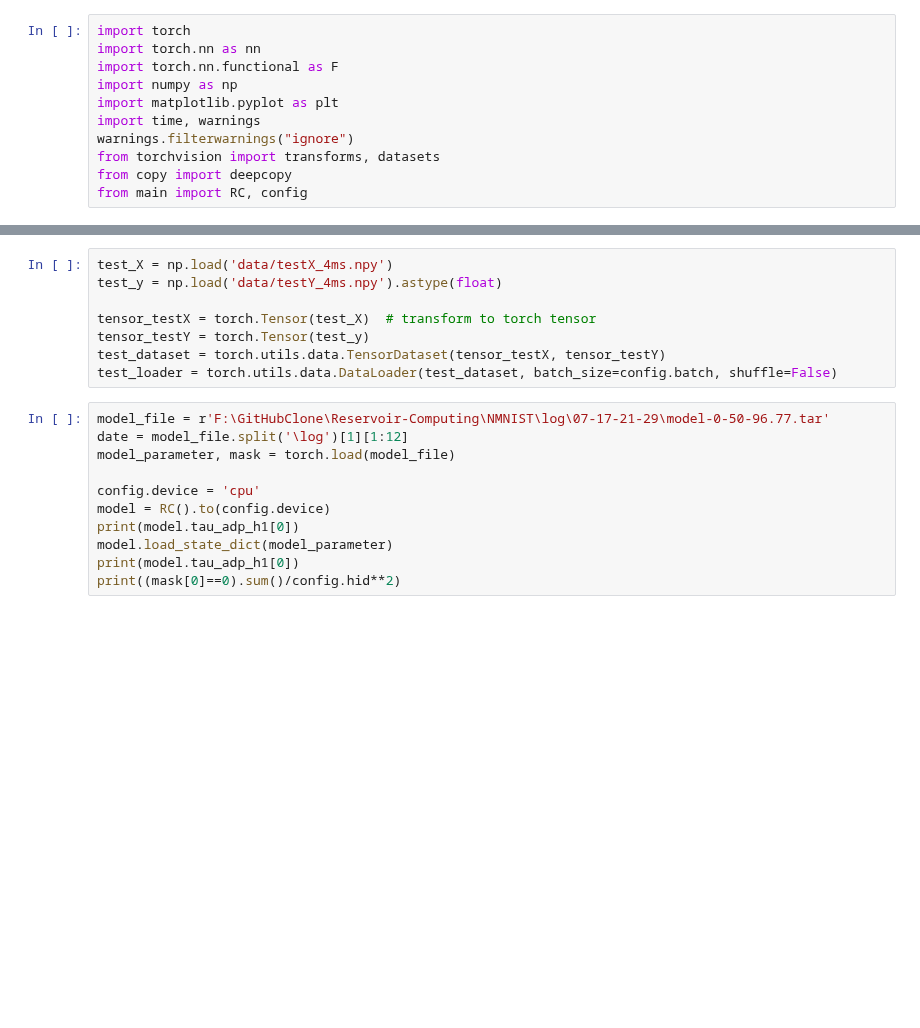
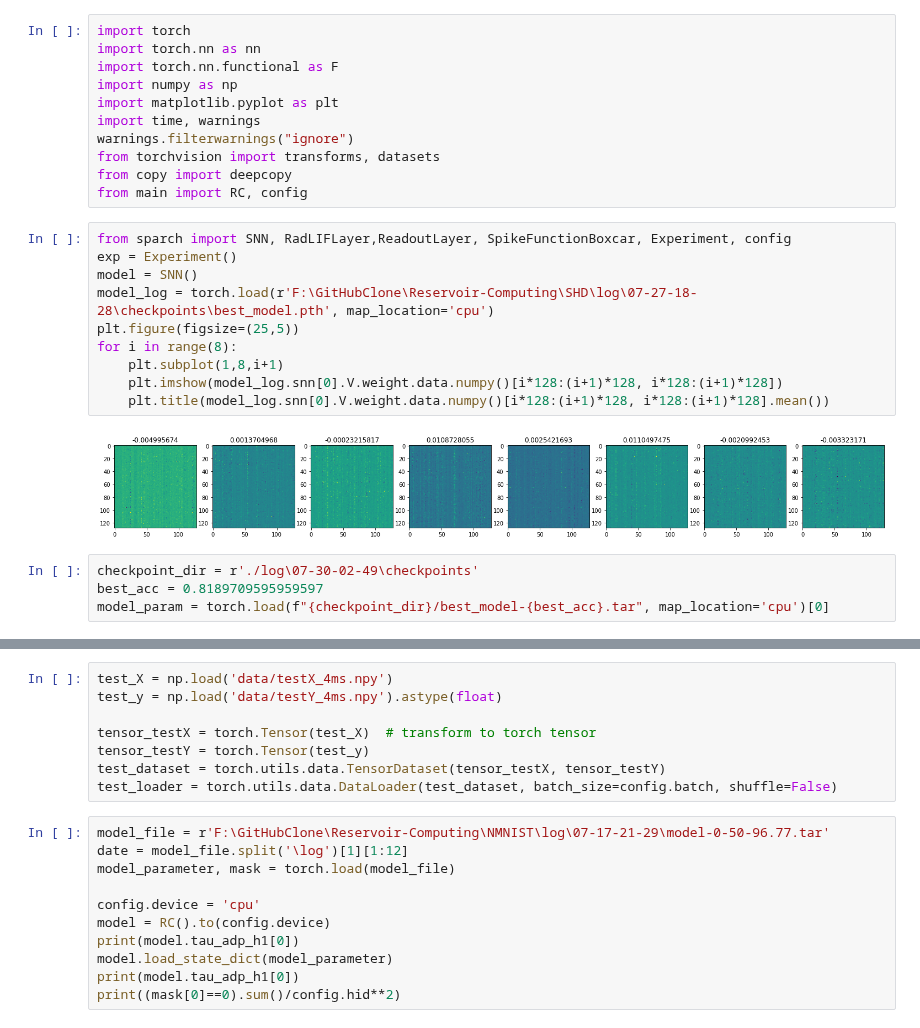
Before and after one commit to HuangHaoyu1997/Reservoir-Computing, a Jupyter notebook: SHD/inference.ipynb, the cells around one changed output, grey strips where cells are left out. Drawn from its saved outputs; the diff is of its cells as text; blank space fills up the shorter version.

```diff
--- a/SHD/inference.ipynb
+++ b/SHD/inference.ipynb
@@ -9,3 +9,19 @@ warnings.filterwarnings("ignore")
 from torchvision import transforms, datasets
 from copy import deepcopy
 from main import RC, config
+# %%
+from sparch import SNN, RadLIFLayer,ReadoutLayer, SpikeFunctionBoxcar, Experiment, config
+exp = Experiment()
+model = SNN()
+model_log = torch.load(r'F:\GitHubClone\Reservoir-Computing\SHD\log\07-27-18-28\checkpoints\best_model.pth', map_location='cpu')
+plt.figure(figsize=(25,5))
+for i in range(8):
+    plt.subplot(1,8,i+1)
+    plt.imshow(model_log.snn[0].V.weight.data.numpy()[i*128:(i+1)*128, i*128:(i+1)*128])
+    plt.title(model_log.snn[0].V.weight.data.numpy()[i*128:(i+1)*128, i*128:(i+1)*128].mean())
+# %% [output]
+[figure, added]
+# %%
+checkpoint_dir = r'./log\07-30-02-49\checkpoints'
+best_acc = 0.8189709595959597
+model_param = torch.load(f"{checkpoint_dir}/best_model-{best_acc}.tar", map_location='cpu')[0]
```
Also changed, not shown: parts of 2 cells of this notebook, 16 other files.
